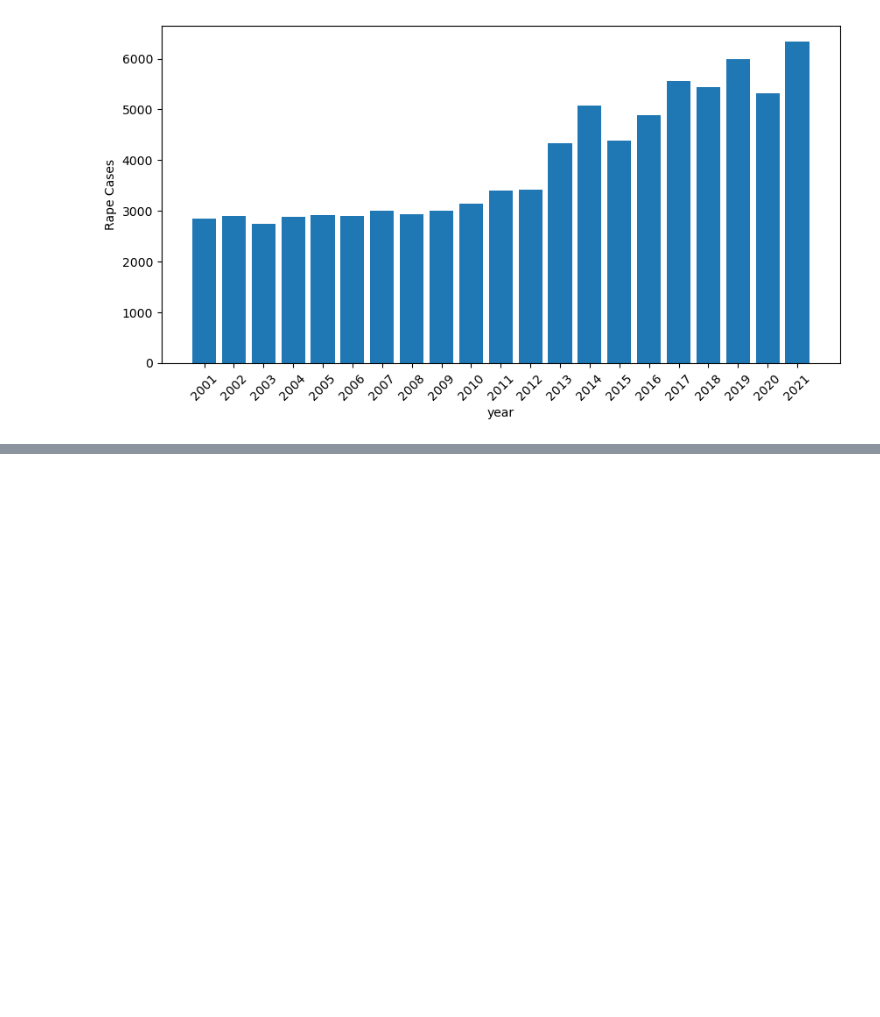
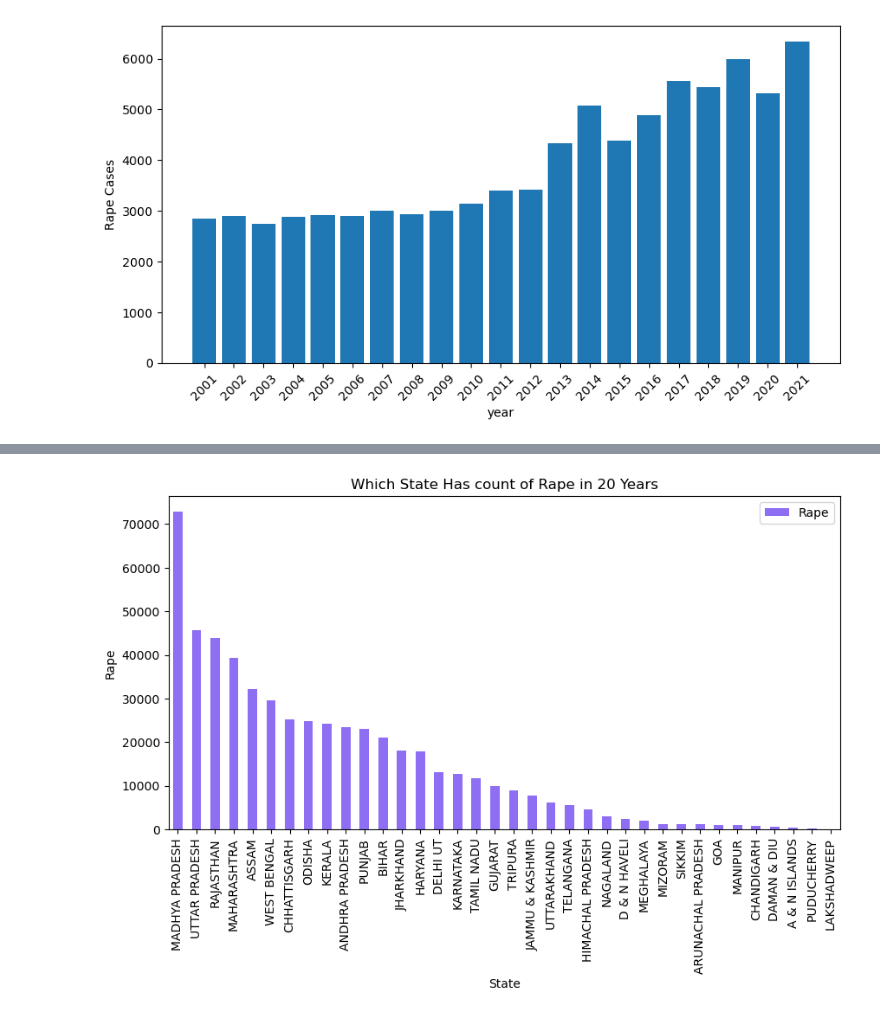
Before and after one commit to sandeepgalipelli/CrimeAgainstWomen, a Jupyter notebook: CrimeAgainstWoman.ipynb, the cells around one changed output, grey strips where cells are left out. Saved outputs shown, nothing was run; the diff lists cells and outputs as text; code cells hidden in the pictures; blank space fills up the shorter version.

```diff
--- a/CrimeAgainstWoman.ipynb
+++ b/CrimeAgainstWoman.ipynb
@@ -159,0 +178,12 @@ plt.show()
+# %%
+Rape = crimeAw.groupby(['State']).agg({
+    'Rape': 'sum'
+}).sort_values(by = 'Rape', ascending=False)
+Rape.plot(kind='bar',figsize = (10,5),color='#8E6EF3')
+plt.title('Which State Has count of Rape in 20 Years')
+plt.xlabel('State')
+plt.ylabel('Rape')
+
+plt.show()
+# %% [output]
+[figure, added]
```
Also changed, not shown: parts of 5 cells of this notebook.
